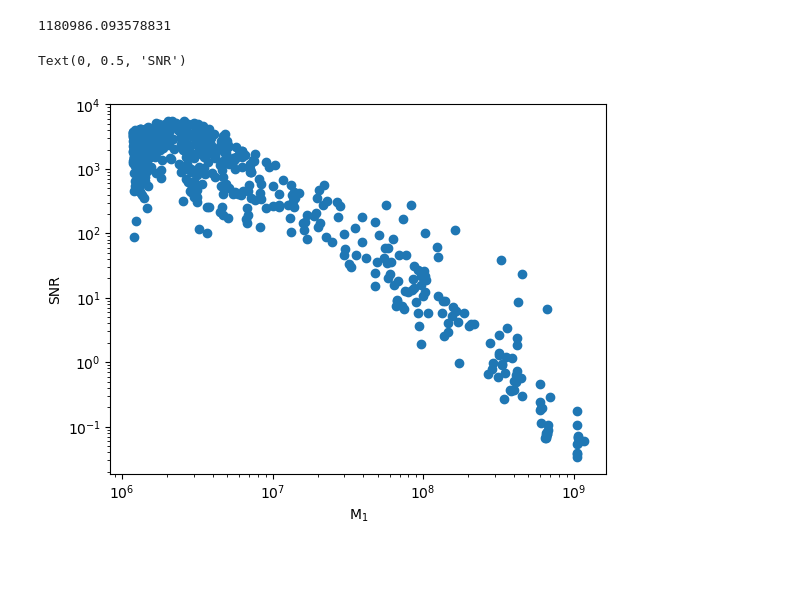
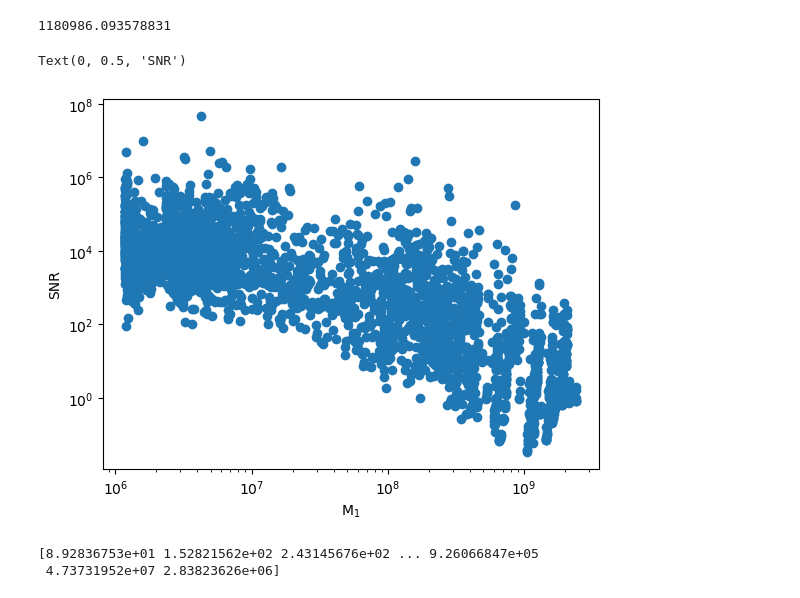
Before and after one commit to Thirtha17/SMBH_Merger_Calculations, a Jupyter notebook: TNG-50.ipynb, the cells around one changed output. Saved outputs shown, nothing was run; the diff lists cells and outputs as text; code cells hidden in the pictures; blank space fills up the shorter version.

```diff
--- a/TNG-50.ipynb
+++ b/TNG-50.ipynb
@@ -760,9 +760,14 @@ np.min(M_1)
 # %% [output]
 1180986.093578831
 # %%
-plt.loglog(M_1[0:700],snr[0:700],'o')
+plt.loglog(M_1,snr,'o')
 plt.xlabel('M$_1$')
 plt.ylabel('SNR')
 # %% [output]
 Text(0, 0.5, 'SNR')
-[figure, old version]
+[figure, new version]
+# %%
+print(snr)
+# %% [output]
+[8.92836753e+01 1.52821562e+02 2.43145676e+02 ... 9.26066847e+05
+ 4.73731952e+07 2.83823626e+06]
```
Also changed, not shown: 1 other file.
